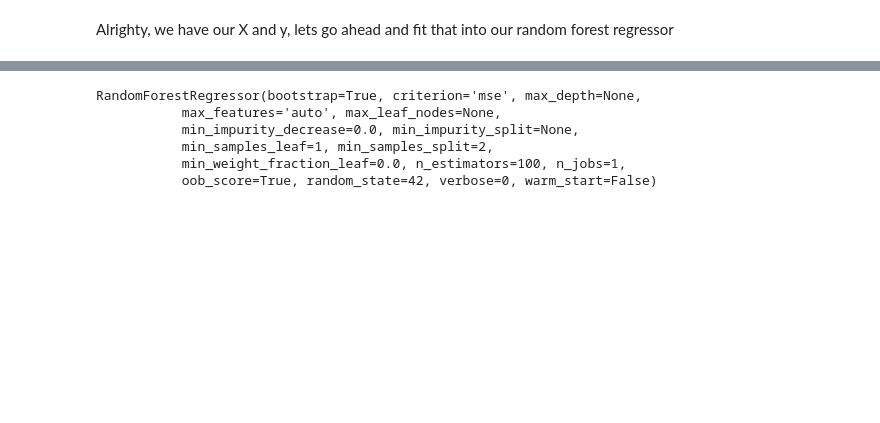
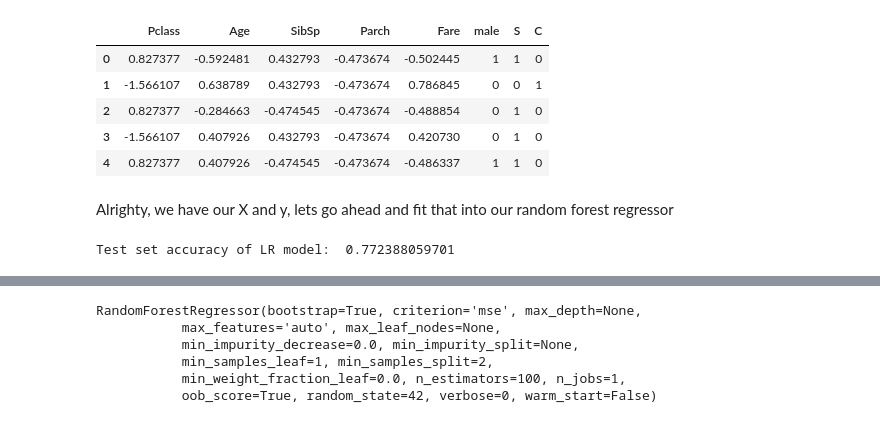
Before and after one commit to christianrenfro/First-Project-The-Titanic, a Jupyter notebook: Titanic.ipynb, the cells around one changed output, grey strips where cells are left out. Cells and saved outputs as stored; diff of their text form; code cells hidden in the pictures; blank space fills up the shorter version.

```diff
--- a/Titanic.ipynb
+++ b/Titanic.ipynb
@@ -39,0 +113,6 @@ X.describe()
+# %%
+#create dummies for categoricals
+sex_dummies = pd.get_dummies(train.Sex).astype(int)
+sex_dummies = sex_dummies[["male"]]
+embarked_dummies = pd.get_dummies(train.Embarked).astype(int)
+embarked_dummies = embarked_dummies[['S', 'C']]
@@ -40,19 +130,10 @@ X.describe()
 # %%
-#now lets turn our categorical variables into integers
-
-sex_dummies = pd.get_dummies(train.Sex).astype(int)
-embarked_dummies = pd.get_dummies(train.Embarked).astype(int)
-
-train_1 = pd.concat(
-    [train, sex_dummies, embarked_dummies],
-    axis=1)
-
-train_1.drop("Sex", inplace=True, axis=1)
-train_1.drop("Ticket", inplace=True, axis=1)
-train_1.drop("Cabin", inplace=True, axis=1)
-train_1.drop("Embarked", inplace=True, axis=1)
-train_1.drop("Name", inplace=True, axis=1)
-
-sns.heatmap(train_1.corr())
-print(train_1.head(), train_1.corr())
+train_x = train
+train_x.drop("Sex", inplace=True, axis=1)
+train_x.drop("Ticket", inplace=True, axis=1)
+train_x.drop("Cabin", inplace=True, axis=1)
+train_x.drop("Embarked", inplace=True, axis=1)
+train_x.drop("Name", inplace=True, axis=1)
+train_x.drop("Survived", inplace=True, axis=1)
+train_x.head()
 # %% [output]
@@ -119,2 +169,23 @@ outcome_1.head()
+# %%
+train_x.head()
+# %% [output]
+|  | Pclass | Age | SibSp | Parch | Fare | male | S | C |
+| 0 | 0.827377 | -0.592481 | 0.432793 | -0.473674 | -0.502445 | 1 | 1 | 0 |
+| 1 | -1.566107 | 0.638789 | 0.432793 | -0.473674 | 0.786845 | 0 | 0 | 1 |
+| 2 | 0.827377 | -0.284663 | -0.474545 | -0.473674 | -0.488854 | 0 | 1 | 0 |
+| 3 | -1.566107 | 0.407926 | 0.432793 | -0.473674 | 0.420730 | 0 | 1 | 0 |
+| 4 | 0.827377 | 0.407926 | -0.474545 | -0.473674 | -0.486337 | 1 | 1 | 0 |
 # %% [markdown]
 Alrighty, we have our X and y, lets go ahead and fit that into our random forest regressor
+# %%
+X = train_x[train_x.columns.tolist()[:-1]]
+
+X_train, X_test, y_train, y_test = train_test_split(X, y, test_size=0.3,random_state=1)
+
+lr = LogisticRegression(C=1e9)
+lr.fit(X_train,y_train)
+y_test_pred = lr.predict(X_test)
+
+print("Test set accuracy of LR model: ",metrics.accuracy_score(y_test, y_test_pred))
+# %% [output]
+Test set accuracy of LR model:  0.772388059701
```
Also changed, not shown: parts of 55 cells of this notebook.
